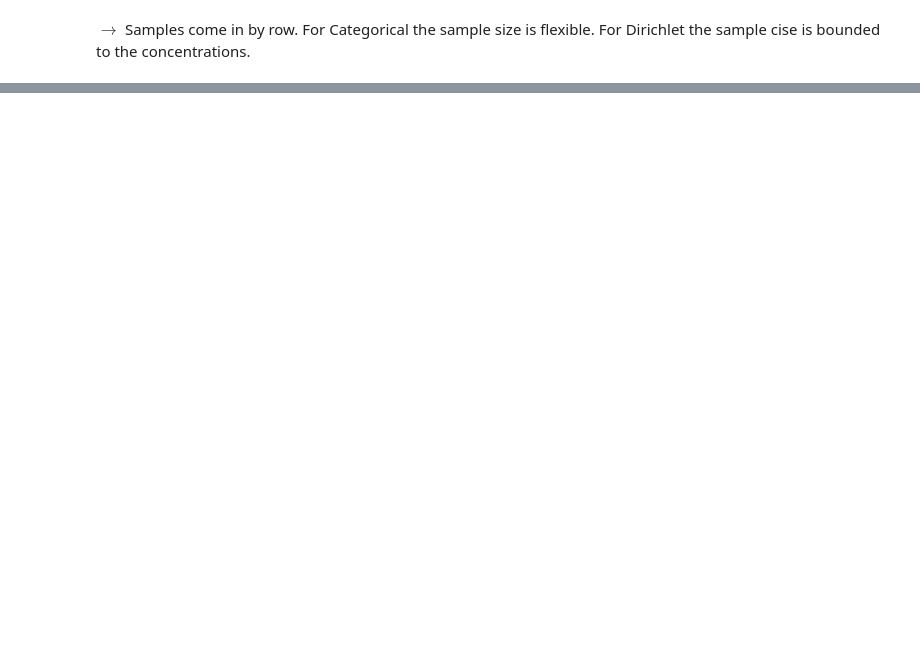
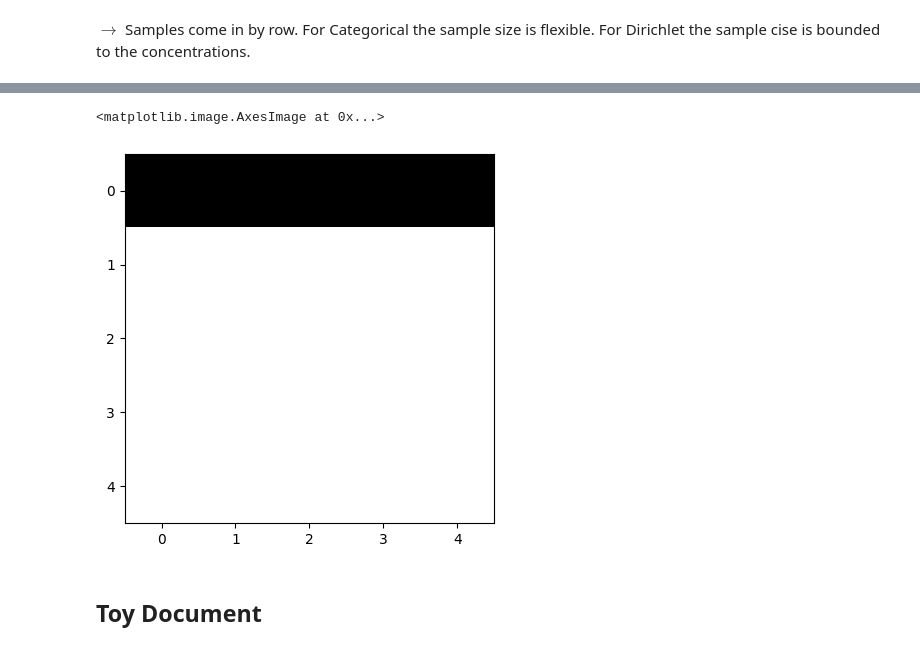
Before and after one commit to JannisZeller/topicflow, a Jupyter notebook: fixed_doclength.ipynb, the cells around one changed output, grey strips where cells are left out. Cells and saved outputs as stored; diff of their text form; code cells hidden in the pictures; blank space fills up the shorter version.

```diff
--- a/fixed_doclength.ipynb
+++ b/fixed_doclength.ipynb
@@ -388,0 +70,40 @@ beta0  = np.random.normal(size=(D, K))
+# %%
+def generate_LDA(D: int, K: int, sqrtV: int, N: int=100, Alpha: float=1.) -> tuple():
+    """
+    Generates LDA-Data from the LDA generative Process.
+    Thetas get constructed as rows and columns of a quadratic sqrtV-grid.
+    """
+
+
+    ## Word grid
+    V = int(sqrtV**2)
+    V_grid = np.reshape(np.arange(0, V), newshape=(sqrtV, sqrtV))
+
+
+    ## Topic-Word Distribution
+    #  Words belonging to a topic are rows and columns
+    Theta_idx = [row for row in V_grid] + [col for col in V_grid.T]
+    Theta = np.zeros((K, V))
+    for k, idx in enumerate(Theta_idx):
+        Theta[k, idx] = 1. / sqrtV
+    Theta = tf.constant(Theta, dtype=tf.float32)
+
+
+    ## Document-Topic Distribution
+    dist_Pi = tfd.Dirichlet(concentration=K*[Alpha])
+    Pi      = dist_Pi.sample(D)
+
+
+    ## Topic Assignments of word c_{dik} of word w_{di}
+    dist_C_ND = tfd.Categorical(probs=Pi)
+    C_ND  = dist_C_ND.sample(N)
+    C_DN  = tf.transpose(C_ND)
+    C_DNK = tf.one_hot(C_DN, depth=K, axis=-1)
+
+
+    ## Draw words w_{di}
+    dist_W_DN = tfd.Categorical(probs=tf.gather(Theta, C_DN))
+    W_DN      = dist_W_DN.sample()
+
+
+    return Theta, Pi, C_DN, C_DNK, W_DN, N_fixed
@@ -388,0 +190,7 @@ beta0  = np.random.normal(size=(D, K))
+# %%
+plt.imshow(tf.reshape(Theta[0,:], (sqrtV, sqrtV)), cmap="Greys")
+# %% [output]
+<matplotlib.image.AxesImage at 0x...>
+[figure, added]
+# %% [markdown]
+## **Toy Document**
```
Also changed, not shown: parts of 86 cells of this notebook, 1 other file.
